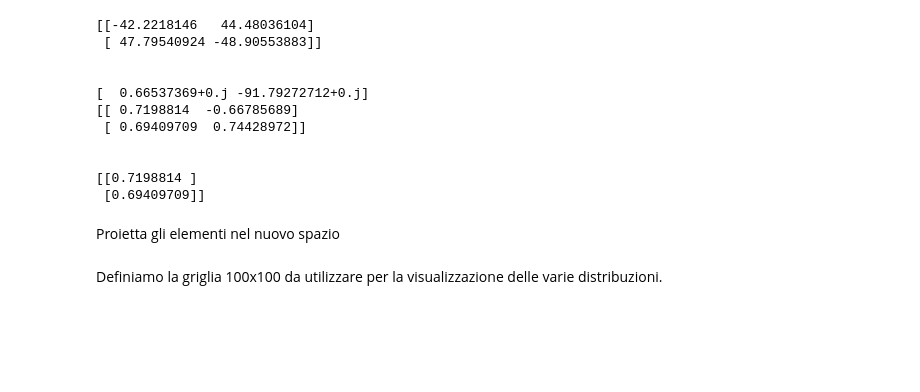
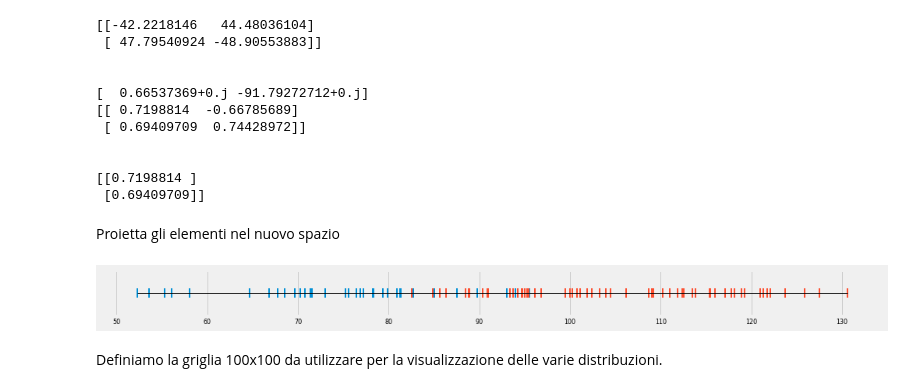
Before and after one commit to tvml/ml1920, a Jupyter notebook: codici/lda.ipynb, the cells around one changed output. Cells and saved outputs as stored; diff of their text form; code cells hidden in the pictures; blank space fills up the shorter version.

```diff
--- a/codici/lda.ipynb
+++ b/codici/lda.ipynb
@@ -165,6 +177,17 @@ print(theta)
 Proietta gli elementi nel nuovo spazio
 # %%
 proiez = np.dot(X,theta)
+# %%
+lst = proiez.flatten()
+fig = plt.figure(figsize=(16,1))
+plt.eventplot(lst[t==0], color = 'C0', lineoffsets=1, linelengths=.2)
+plt.eventplot(lst[t==1], color = 'C1', lineoffsets=1, linelengths=.2)
+plt.hlines(1, np.min(lst), np.max(lst), linewidth=1)
+plt.ylim(.5,1.5)
+plt.yticks([])
+plt.show()
+# %% [output]
+[figure, added]
 # %% [markdown]
 Definiamo la griglia 100x100 da utilizzare per la visualizzazione delle varie distribuzioni.
 # %%
```
Also changed, not shown: parts of 3 cells of this notebook, 3 other files.
